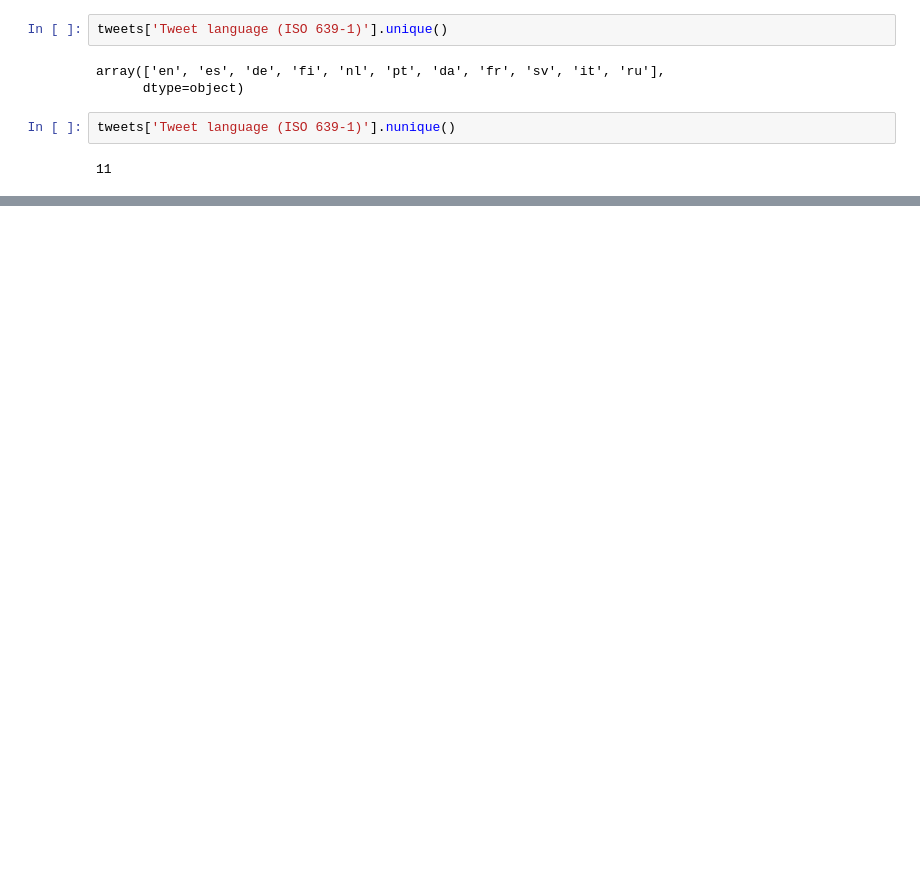
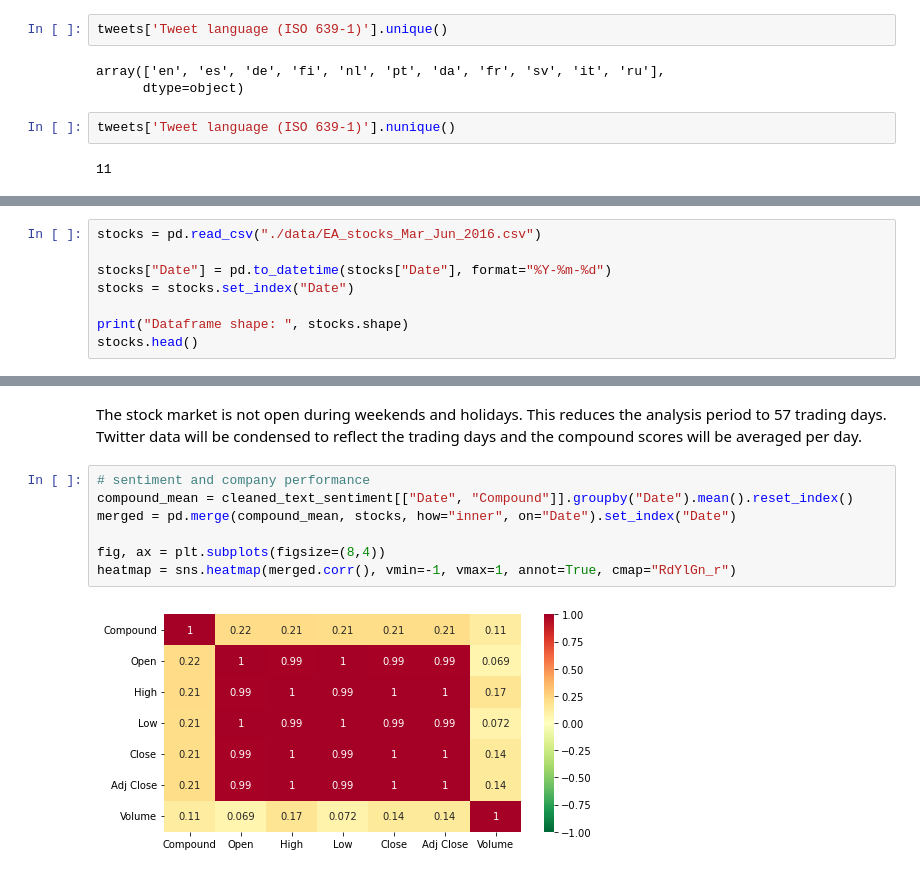
Before and after one commit to vxlwang/twitter_sentiment_stock_prediction, a Jupyter notebook: twitter_sentiment.ipynb, the cells around one changed output, grey strips where cells are left out. Saved outputs shown, nothing was run; the diff lists cells and outputs as text; blank space fills up the shorter version.

```diff
--- a/twitter_sentiment.ipynb
+++ b/twitter_sentiment.ipynb
@@ -181,0 +218,8 @@ cleaned_text.to_csv("./data/tweets_sentiment.csv", index=False)
+# %%
+stocks = pd.read_csv("./data/EA_stocks_Mar_Jun_2016.csv")
+
+stocks["Date"] = pd.to_datetime(stocks["Date"], format="%Y-%m-%d")
+stocks = stocks.set_index("Date")
+
+print("Dataframe shape: ", stocks.shape)
+stocks.head()
@@ -181,0 +235,11 @@ cleaned_text.to_csv("./data/tweets_sentiment.csv", index=False)
+# %% [markdown]
+The stock market is not open during weekends and holidays. This reduces the analysis period to 57 trading days. Twitter data will be condensed to reflect the trading days and the compound scores will be averaged per day.
+# %%
+# sentiment and company performance
+compound_mean = cleaned_text_sentiment[["Date", "Compound"]].groupby("Date").mean().reset_index()
+merged = pd.merge(compound_mean, stocks, how="inner", on="Date").set_index("Date")
+
+fig, ax = plt.subplots(figsize=(8,4))
+heatmap = sns.heatmap(merged.corr(), vmin=-1, vmax=1, annot=True, cmap="RdYlGn_r")
+# %% [output]
+[figure, added]
```
Also changed, not shown: parts of 50 cells of this notebook.
